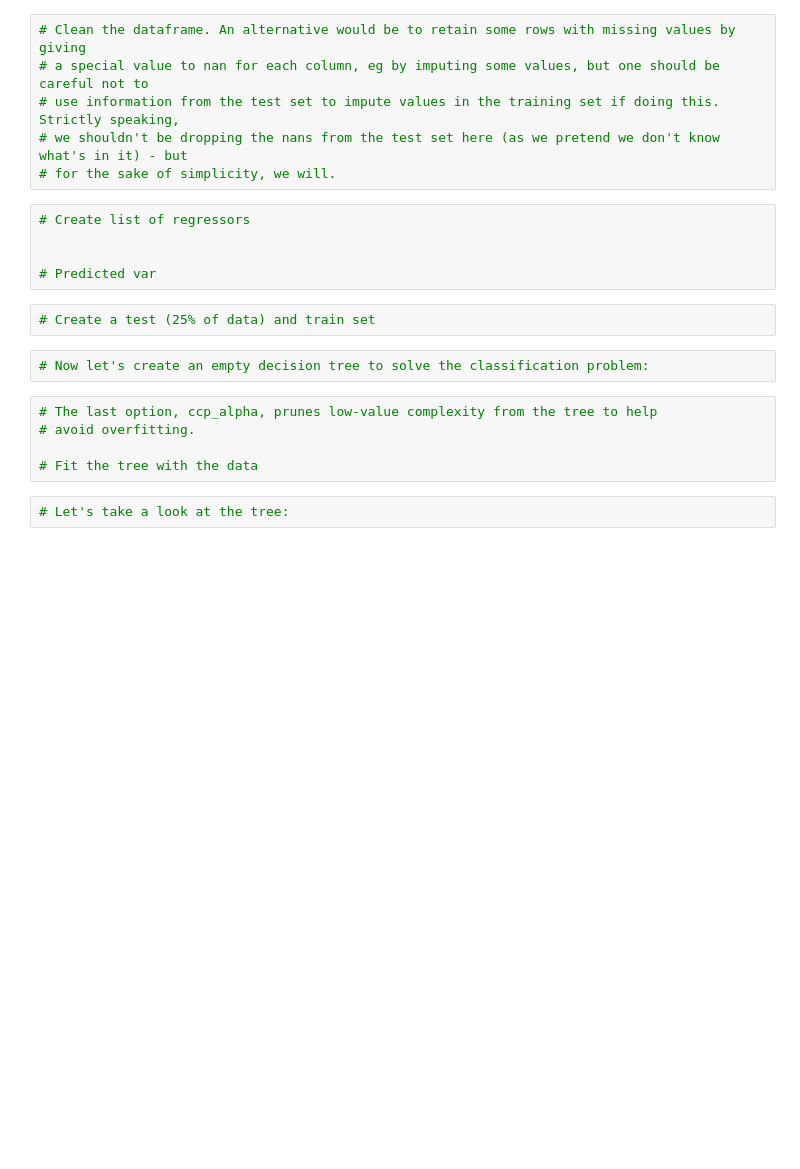
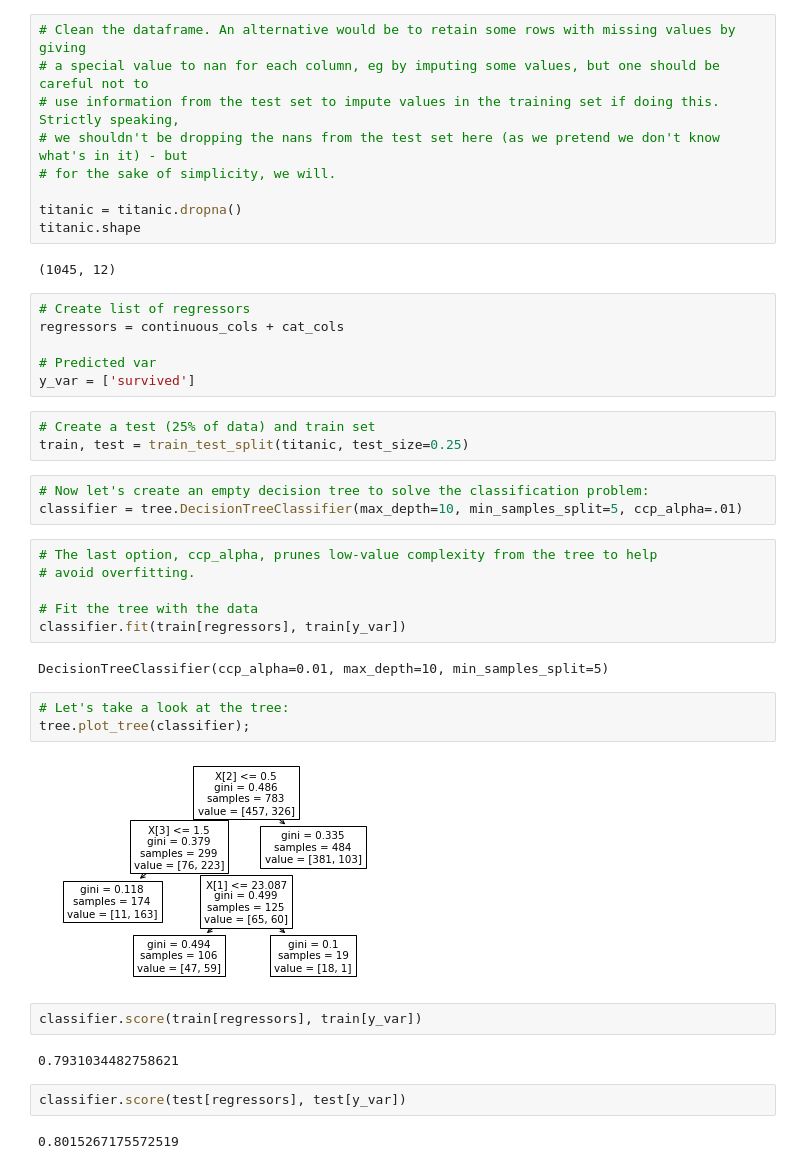
Before and after one commit to kayleeodom/CIS277-FA22-Intro-to-ML, a Jupyter notebook: Intro-to-ML.ipynb, the cells around one changed output. Saved outputs shown, nothing was run; the diff lists cells and outputs as text; blank space fills up the shorter version.

```diff
--- a/Intro-to-ML.ipynb
+++ b/Intro-to-ML.ipynb
@@ -24,21 +46,43 @@ for col in cat_cols:
 # use information from the test set to impute values in the training set if doing this. Strictly speaking,
 # we shouldn't be dropping the nans from the test set here (as we pretend we don't know what's in it) - but
 # for the sake of simplicity, we will.
+
+titanic = titanic.dropna()
+titanic.shape
+# %% [output]
+(1045, 12)
 # %%
 # Create list of regressors
-
+regressors = continuous_cols + cat_cols
 
 # Predicted var
+y_var = ['survived']
 # %%
 # Create a test (25% of data) and train set
+train, test = train_test_split(titanic, test_size=0.25)
 # %%
 # Now let's create an empty decision tree to solve the classification problem:
+classifier = tree.DecisionTreeClassifier(max_depth=10, min_samples_split=5, ccp_alpha=.01)
 # %%
 # The last option, ccp_alpha, prunes low-value complexity from the tree to help
 # avoid overfitting.
 
 # Fit the tree with the data
+classifier.fit(train[regressors], train[y_var])
+# %% [output]
+DecisionTreeClassifier(ccp_alpha=0.01, max_depth=10, min_samples_split=5)
 # %%
 # Let's take a look at the tree:
+tree.plot_tree(classifier);
+# %% [output]
+[figure, added]
+# %%
+classifier.score(train[regressors], train[y_var])
+# %% [output]
+0.7931034482758621
+# %%
+classifier.score(test[regressors], test[y_var])
+# %% [output]
+0.8015267175572519
 # %%
 # How does it perform on the train and test data?
```
Also changed, not shown: parts of 3 cells of this notebook.
